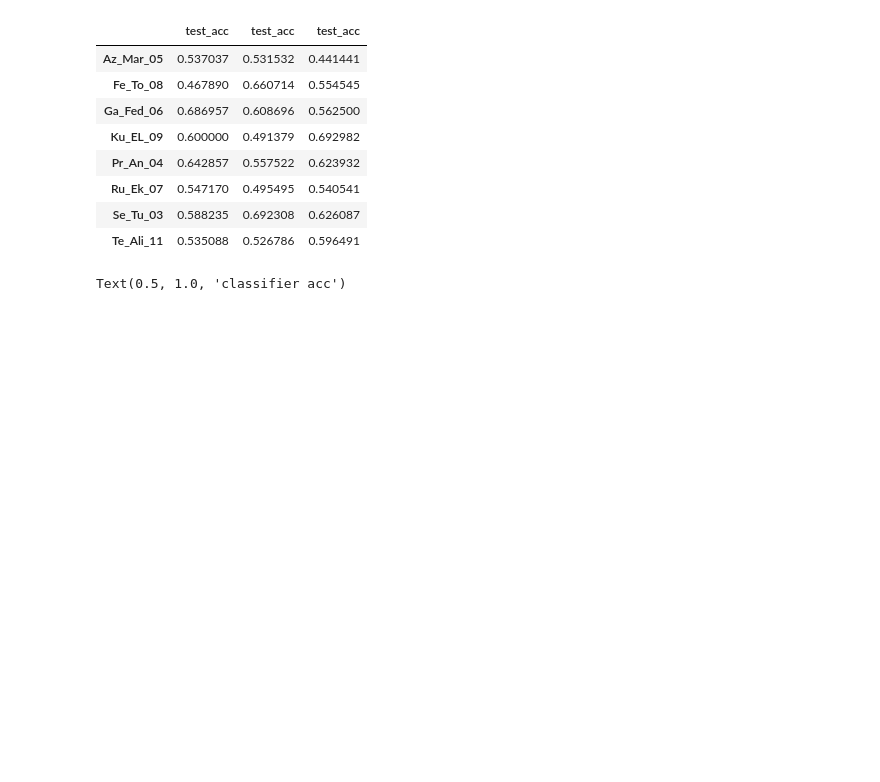
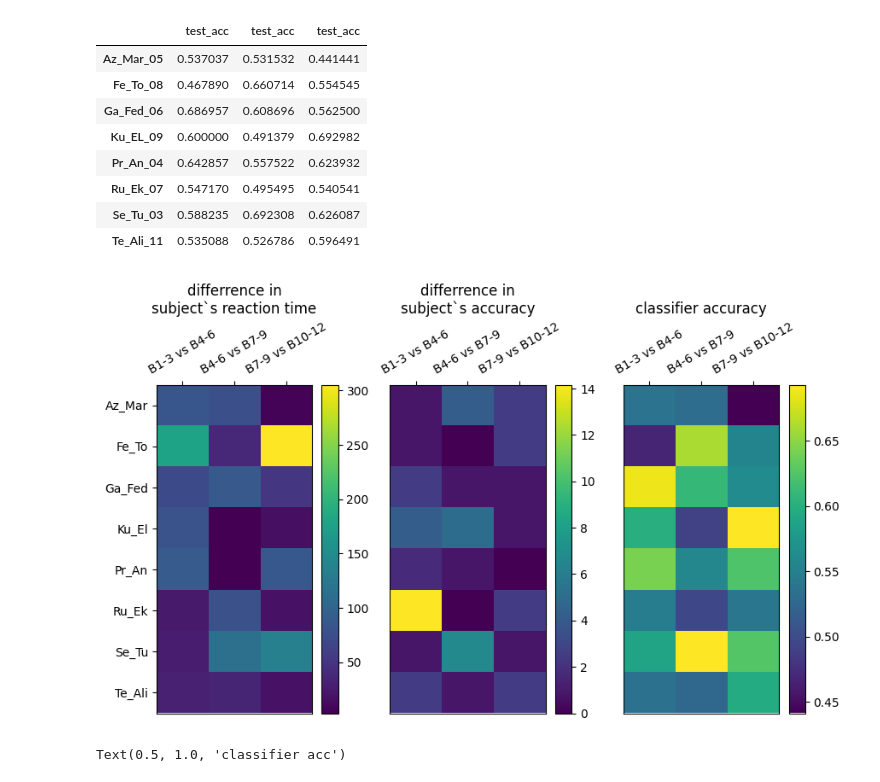
Before and after one commit to 1101AlexZab1011/FingerMovementDecoder, a Jupyter notebook: dirty_field/study_cog_din.ipynb, the cells around one changed output. Drawn from its saved outputs; the diff is of its cells as text; code cells hidden in the pictures; blank space fills up the shorter version.

```diff
--- a/dirty_field/study_cog_din.ipynb
+++ b/dirty_field/study_cog_din.ipynb
@@ -174,6 +179,43 @@ pd.DataFrame(accs).T.sort_index()
 | Ru_Ek_07 | 0.547170 | 0.495495 | 0.540541 |
 | Se_Tu_03 | 0.588235 | 0.692308 | 0.626087 |
 | Te_Ali_11 | 0.535088 | 0.526786 | 0.596491 |
+# %%
+import matplotlib.pyplot as plt
+
+fig, (ax1, ax2, ax3) = plt.subplots(1, 3)
+
+pdd = perf_data_diff.sort_index()
+add = acc_data_diff.sort_index()
+a = pd.DataFrame(accs).T.sort_index()
+
+im1 = ax1.imshow(pdd, aspect='auto')
+ax1.set_title('differrence in\nsubject`s reaction time')
+ax1.xaxis.tick_top()
+ax1.set_xticks([0, 1, 2])
+ax1.set_xticklabels(['B1-3 vs B4-6', 'B4-6 vs B7-9', 'B7-9 vs B10-12'], rotation=30)
+ax1.set_yticks([0, 1, 2, 3, 4, 5, 6, 7])
+ax1.set_yticklabels(pdd.index)
+fig.colorbar(im1, ax=ax1)
+
+im2 = ax2.imshow(add, aspect='auto')
+ax2.set_title('differrence in\nsubject`s accuracy')
+ax2.xaxis.tick_top()
+ax2.set_xticks([0, 1, 2])
+ax2.set_xticklabels(['B1-3 vs B4-6', 'B4-6 vs B7-9', 'B7-9 vs B10-12'], rotation=30)
+ax2.yaxis.set_visible(False)
+fig.colorbar(im2, ax=ax2)
+
+im3 = ax3.imshow(a, aspect='auto')
+ax3.set_title('classifier accuracy')
+ax3.xaxis.tick_top()
+ax3.set_xticks([0, 1, 2])
+ax3.set_xticklabels(['B1-3 vs B4-6', 'B4-6 vs B7-9', 'B7-9 vs B10-12'], rotation=30)
+ax3.yaxis.set_visible(False)
+fig.colorbar(im3, ax=ax3)
+
+fig.set_size_inches(10, 5)
+# %% [output]
+[figure, added]
 # %%
 import matplotlib.pyplot as plt
 
```
Also changed, not shown: parts of 6 cells of this notebook, 6 other files.
